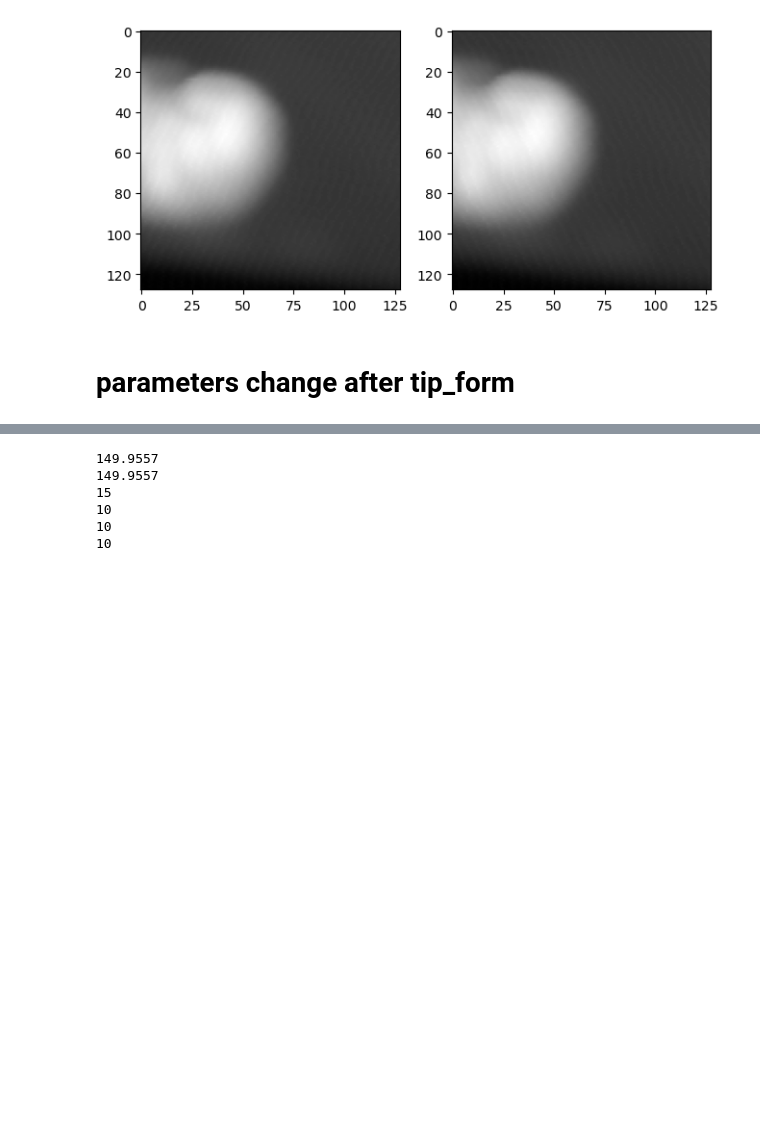
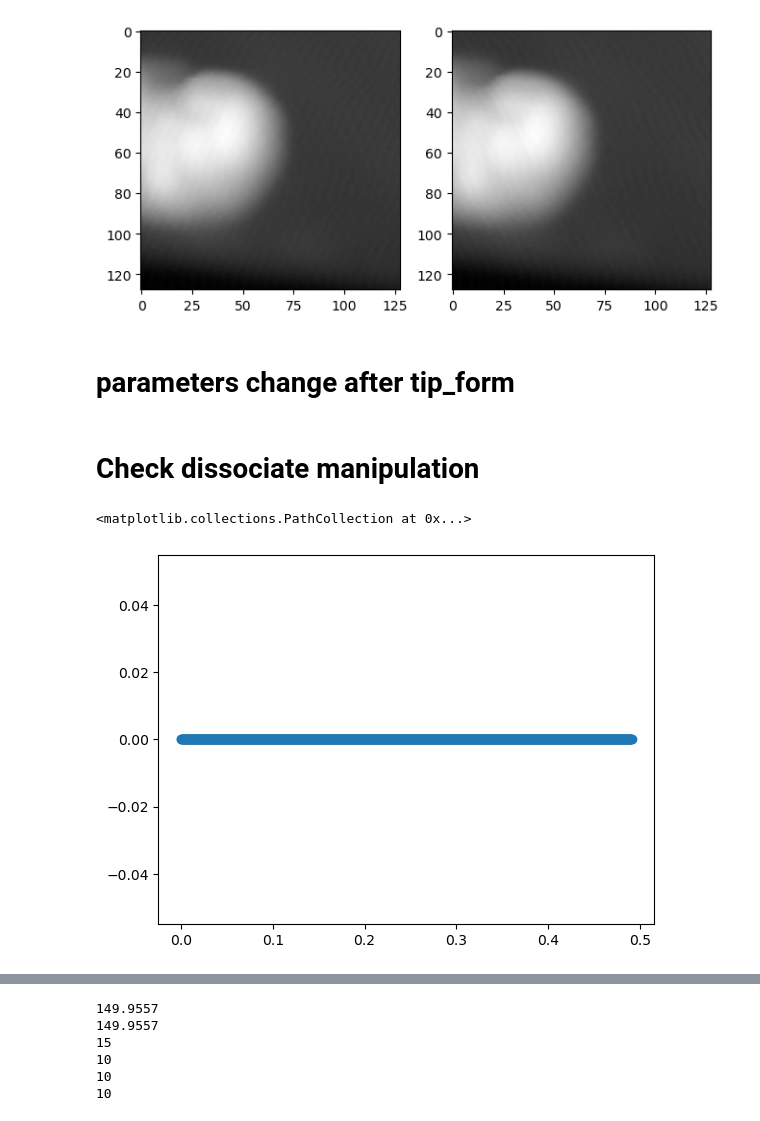
Before and after one commit to Meganwu/reaction_rl, a Jupyter notebook: train_single_atom_test_230920_dissociate.ipynb, the cells around one changed output, grey strips where cells are left out. Cells and saved outputs as stored; diff of their text form; code cells hidden in the pictures; blank space fills up the shorter version.

```diff
--- a/train_single_atom_test_230920_dissociate.ipynb
+++ b/train_single_atom_test_230920_dissociate.ipynb
@@ -152,3 +149,23 @@ env.createc_controller.tip_form(2, 104, 40)
+# %% [markdown]
+# Check dissociate manipulation
 # %%
-env.createc_controller.set_Z_approach(10)
-env.createc_controller.stm.btn_tipform(200, 10)
+env.createc_controller.ramp_bias_mV(50)
+env.createc_controller.set_Z_approach(12)
+# env.createc_controller.stm.btn_tipform(104, 40)
+env.createc_controller.stm.waitms(50)
+# %%
+from collections import namedtuple
+dissociate_data = namedtuple('dissociate_data',['time','V','Z','current_series','dI_dV','topography'])
+
+time = env.createc_controller.stm.vertdata(0, 0)  # time
+V= env.createc_controller.stm.vertdata(1,1)  # voltage
+Z = env.createc_controller.stm.vertdata(2,4) # Z
+current_series = env.createc_controller.stm.vertdata(3,3) # current series
+dI_dV = env.createc_controller.stm.vertdata(4,0) # dI/dV
+topography = env.createc_controller.stm.vertdata(15,4)
+data = dissociate_data(time,V,Z,current_series, dI_dV, topography)
+# %%
+plt.scatter(data.time, data.Z)
+# %% [output]
+<matplotlib.collections.PathCollection at 0x...>
+[figure, added]
```
Also changed, not shown: parts of 14 cells of this notebook, 1 other file.
